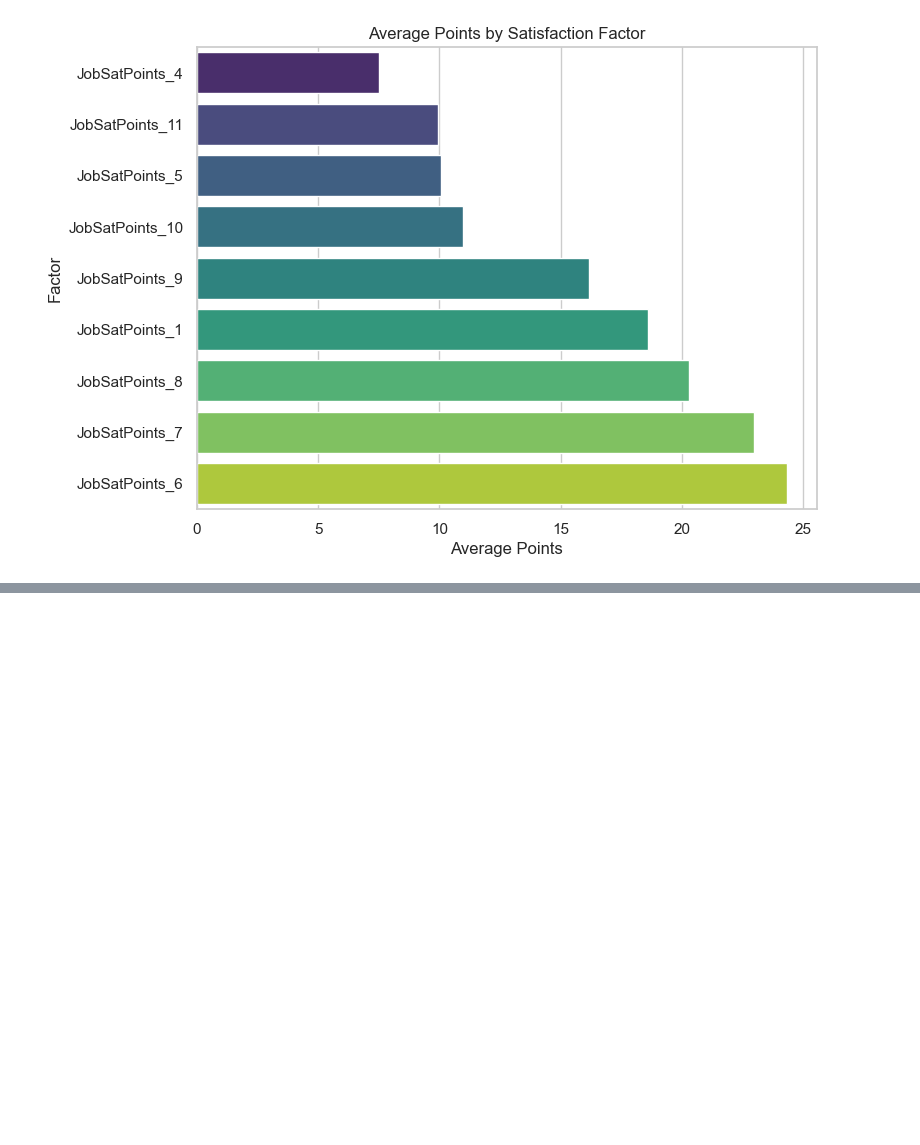
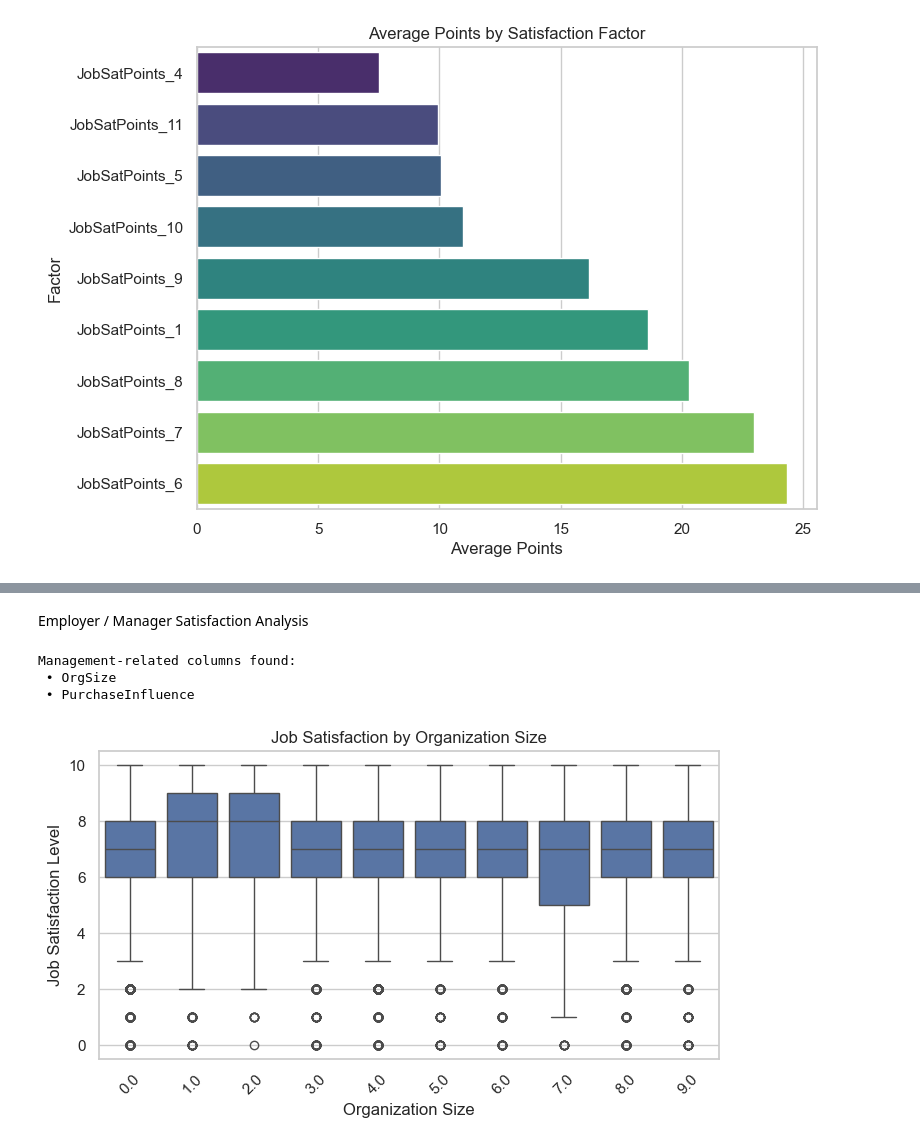
Before and after one commit to krsoy/AAU_Projects, a Jupyter notebook: m1_exam_oral.ipynb, the cells around one changed output, grey strips where cells are left out. Cells and saved outputs as stored; diff of their text form; code cells hidden in the pictures; blank space fills up the shorter version.

```diff
--- a/m1_exam_oral.ipynb
+++ b/m1_exam_oral.ipynb
@@ -661,0 +674,24 @@ Passing `palette` without assigning `hue` is deprecated and will be removed in v
+# %% [markdown]
+Employer / Manager Satisfaction Analysis
+# %%
+# Find columns related to management or employer perspective
+pattern_mgr = re.compile(r"(mgr|manage|lead|org|influence|purchase|team|size)", re.IGNORECASE)
+mgr_cols = [c for c in df.columns if pattern_mgr.search(c)]
+print("Management-related columns found:")
+for c in mgr_cols:
+    print(" •", c)
+# %% [output]
+Management-related columns found:
+ • OrgSize
+ • PurchaseInfluence
+# %%
+# === Step 2: Organization size vs satisfaction ===
+plt.figure(figsize=(8, 4))
+sns.boxplot(data=df, x='OrgSize', y='JobSat')
+plt.title("Job Satisfaction by Organization Size")
+plt.xticks(rotation=45)
+plt.xlabel("Organization Size")
+plt.ylabel("Job Satisfaction Level")
+plt.show()
+# %% [output]
+[figure, added]
```
Also changed, not shown: parts of 1 cell of this notebook.
